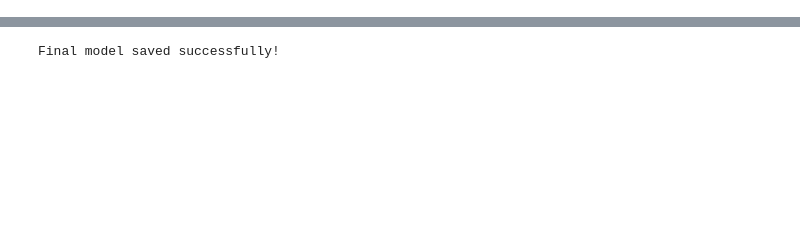
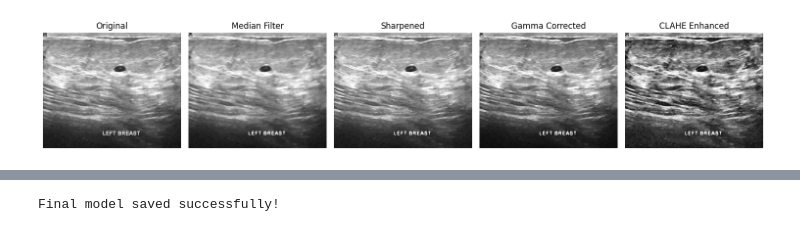
Before and after one commit to Siddhi-i/breast-ultrasound-attention-unet, a Jupyter notebook: breast_ultrasound_segmentation.ipynb, the cells around one changed output, grey strips where cells are left out. Saved outputs shown, nothing was run; the diff lists cells and outputs as text; code cells hidden in the pictures; blank space fills up the shorter version.

```diff
--- a/breast_ultrasound_segmentation.ipynb
+++ b/breast_ultrasound_segmentation.ipynb
@@ -853,0 +82,12 @@ Y_test: (63, 256, 256, 1)
+# %%
+pairs = []
+
+for filename in sorted(os.listdir(image_dir)):
+    if filename.lower().endswith((".png", ".jpg", ".jpeg")):
+        image_file = os.path.join(image_dir, filename)
+        label_file = os.path.join(label_dir, filename)
+
+        if os.path.isfile(label_file):
+            pairs.append((image_file, label_file))
+
+print("Total image-mask pairs:", len(pairs))
@@ -853,0 +129,50 @@ Y_test: (63, 256, 256, 1)
+# %%
+import cv2
+
+image_file, label_file = pairs[0]
+img = cv2.imread(image_file, cv2.IMREAD_GRAYSCALE)
+
+# 1. Median filtering
+median = cv2.medianBlur(img, 5)
+
+# 2. Sharpening
+kernel = np.array([
+    [0, -1, 0],
+    [-1, 5, -1],
+    [0, -1, 0]
+])
+sharpened = cv2.filter2D(median, -1, kernel)
+
+# 3. Gamma correction
+gamma = 1.2
+gamma_corrected = (
+    np.power(sharpened.astype(np.float32) / 255.0, gamma) * 255
+).clip(0, 255).astype(np.uint8)
+
+# 4. CLAHE enhancement
+clahe = cv2.createCLAHE(
+    clipLimit=2.0,
+    tileGridSize=(8, 8)
+)
+final_image = clahe.apply(gamma_corrected)
+
+# Display preprocessing stages
+stages = [
+    ("Original", img),
+    ("Median Filter", median),
+    ("Sharpened", sharpened),
+    ("Gamma Corrected", gamma_corrected),
+    ("CLAHE Enhanced", final_image)
+]
+
+fig, axes = plt.subplots(1, 5, figsize=(15, 4))
+
+for ax, (title, stage) in zip(axes, stages):
+    ax.imshow(stage, cmap="gray")
+    ax.set_title(title)
+    ax.axis("off")
+
+plt.tight_layout()
+plt.show()
+# %% [output]
+[figure, added]
```
Also changed, not shown: parts of 78 cells of this notebook.
